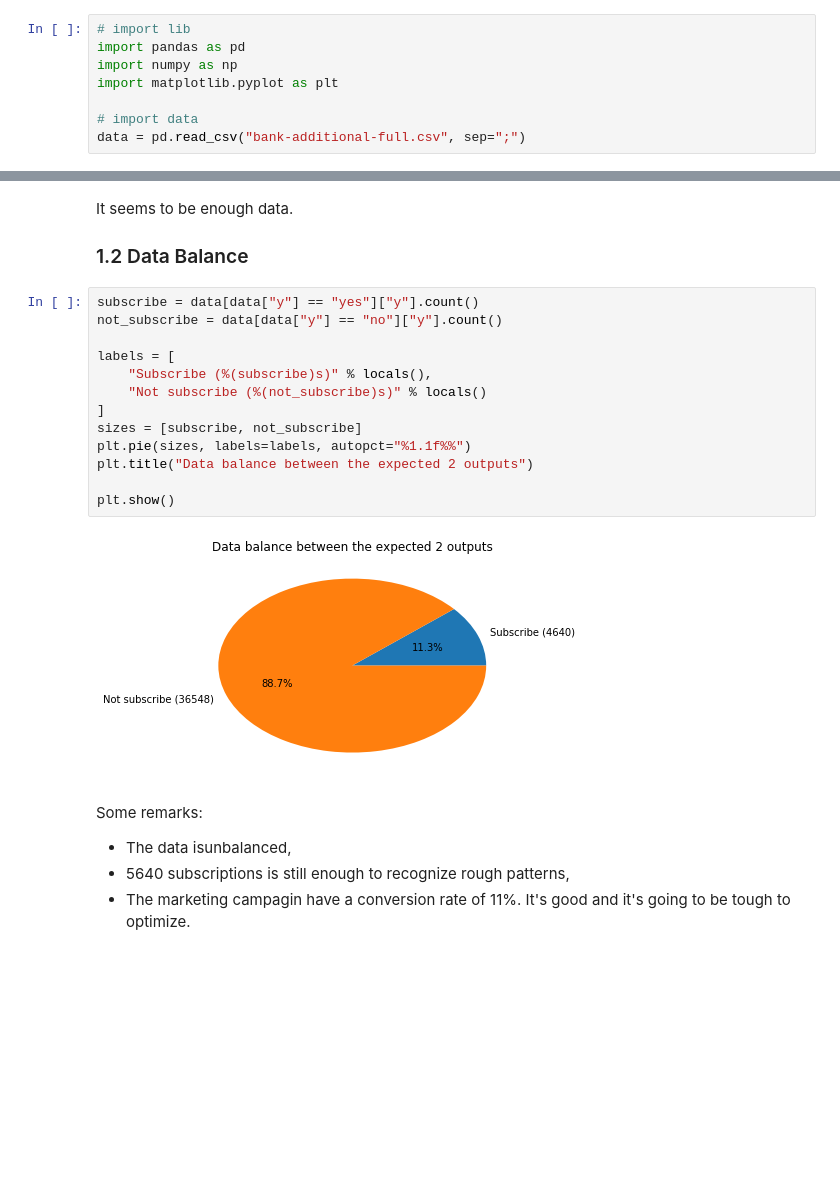
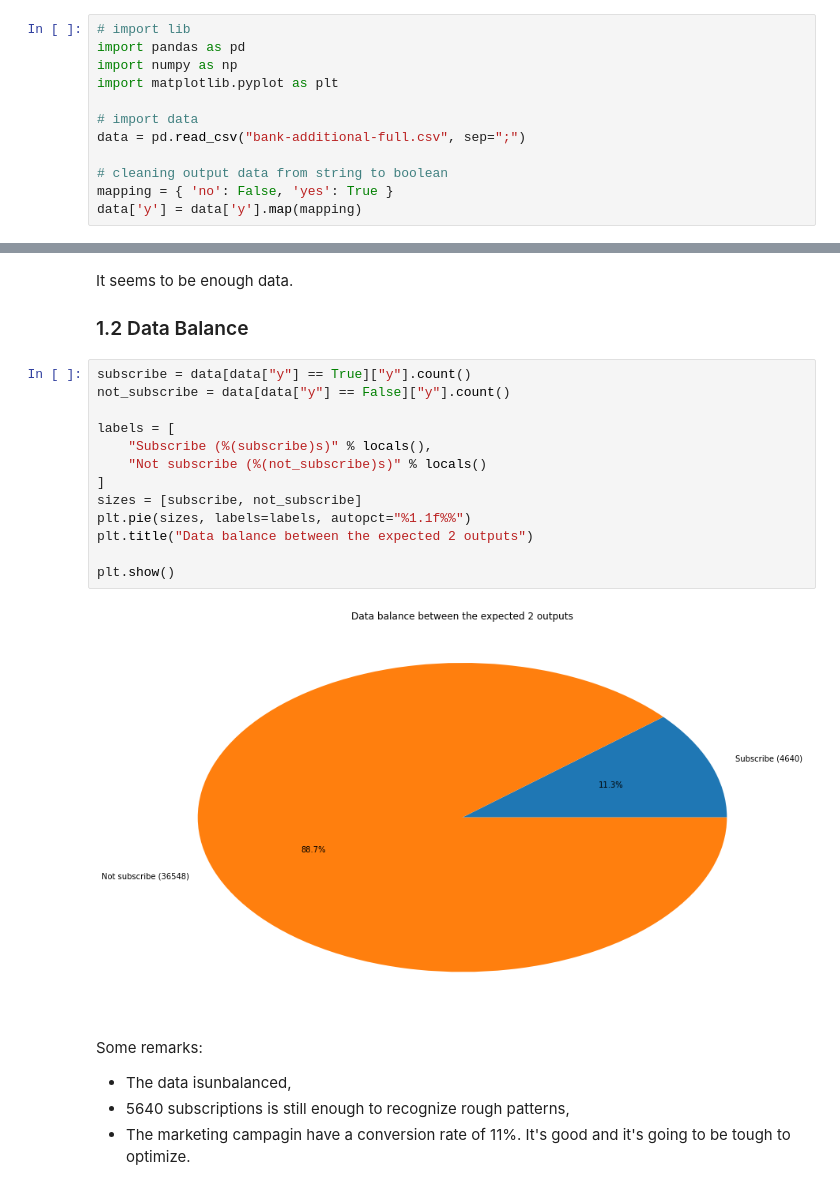
Before and after one commit to gobert/bank-telemarketing, a Jupyter notebook: data-analyze.ipynb, the cells around one changed output, grey strips where cells are left out. Cells and saved outputs as stored; diff of their text form; blank space fills up the shorter version.

```diff
--- a/data-analyze.ipynb
+++ b/data-analyze.ipynb
@@ -10,6 +10,10 @@ import matplotlib.pyplot as plt
 
 # import data
 data = pd.read_csv("bank-additional-full.csv", sep=";")
+
+# cleaning output data from string to boolean
+mapping = { 'no': False, 'yes': True }
+data['y'] = data['y'].map(mapping)
 # %% [markdown]
 ## 1. Basic verfications
 ### 1.1 Number of items
@@ -22,20 +26,20 @@ It seems to be enough data.
 
 ### 1.2 Data Balance
 # %%
-subscribe = data[data["y"] == "yes"]["y"].count()
-not_subscribe = data[data["y"] == "no"]["y"].count()
+subscribe = data[data["y"] == True]["y"].count()
+not_subscribe = data[data["y"] == False]["y"].count()
 
 labels = [
     "Subscribe (%(subscribe)s)" % locals(),
     "Not subscribe (%(not_subscribe)s)" % locals()
 ]
 sizes = [subscribe, not_subscribe]
 plt.pie(sizes, labels=labels, autopct="%1.1f%%")
 plt.title("Data balance between the expected 2 outputs")
 
 plt.show()
 # %% [output]
-[figure, old version]
+[figure, new version]
 # %% [markdown]
 Some remarks:
 - The data isunbalanced,
```
Also changed, not shown: parts of 5 cells of this notebook.
